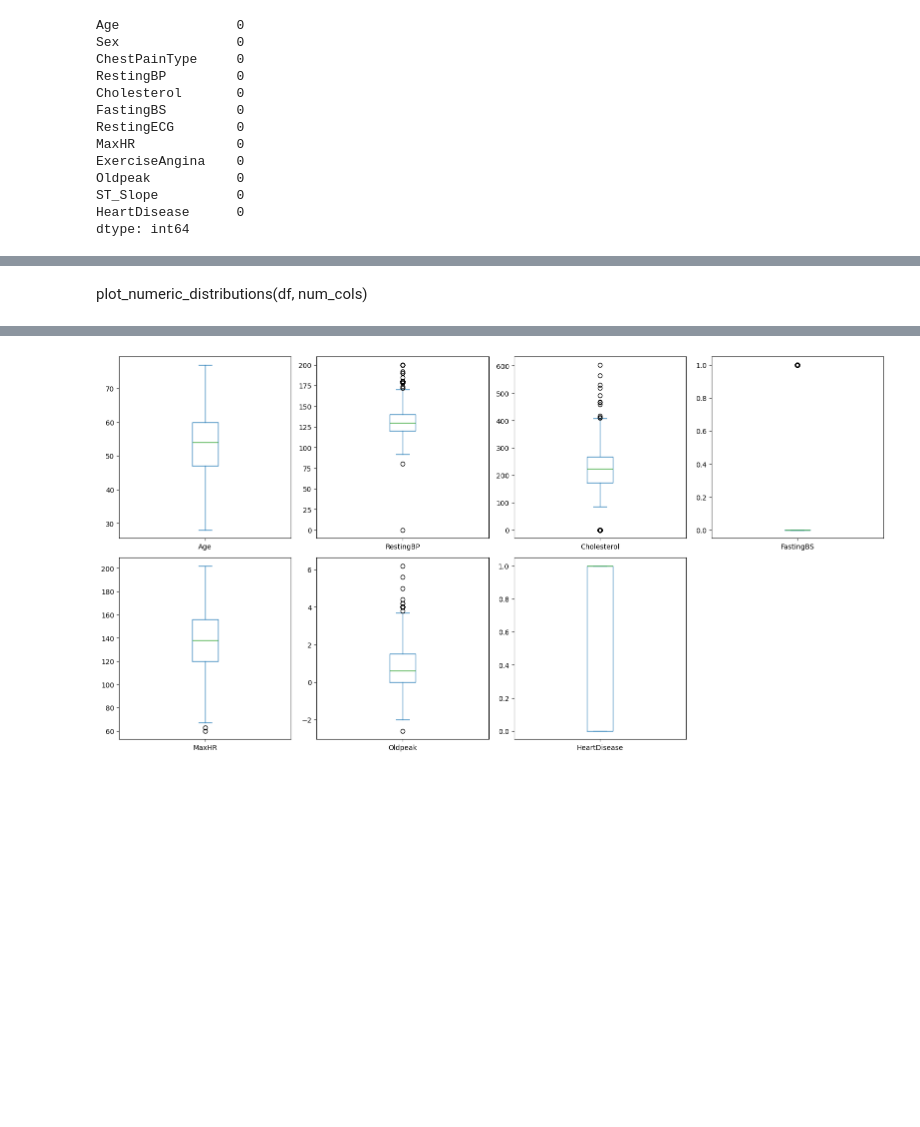
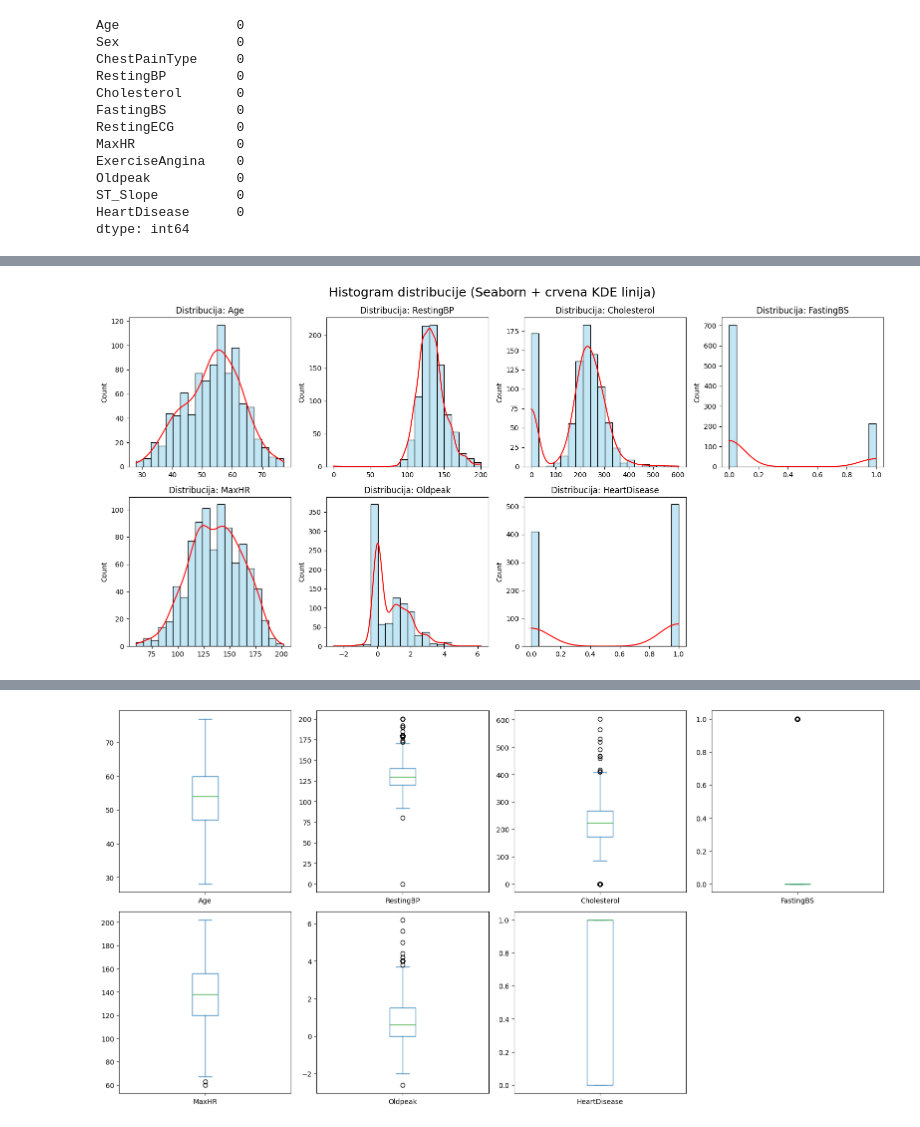
Before and after one commit to jovanasstojanovic01/Dealing-with-noisy-data, a Jupyter notebook: ŠumUPodacima_JovanaStojanović_1902.ipynb, the cells around one changed output, grey strips where cells are left out. Cells and saved outputs as stored; diff of their text form; code cells hidden in the pictures; blank space fills up the shorter version.

```diff
--- a/ŠumUPodacima_JovanaStojanović_1902.ipynb
+++ b/ŠumUPodacima_JovanaStojanović_1902.ipynb
@@ -154,5 +178,7 @@ def plot_numeric_distributions(df, num_cols, cols_per_row=4, bins=20, figsize_pe
     plt.tight_layout(rect=[0, 0.03, 1, 0.95])
     plt.suptitle('Histogram distribucije (Seaborn + crvena KDE linija)', fontsize=18, y=0.98)
     plt.show()
-# %% [markdown]
-plot_numeric_distributions(df, num_cols)
+# %%
+plot_numeric_distributions(numeric_df, numeric_df.columns)
+# %% [output]
+[figure, added]
```
Also changed, not shown: parts of 42 cells of this notebook.
